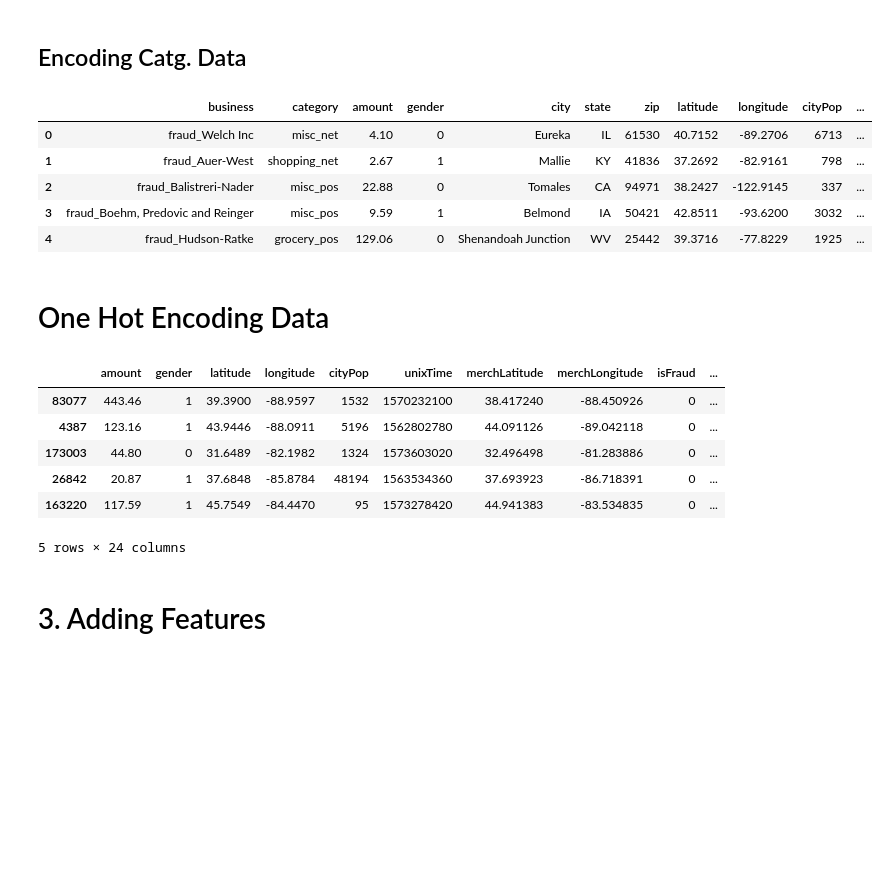
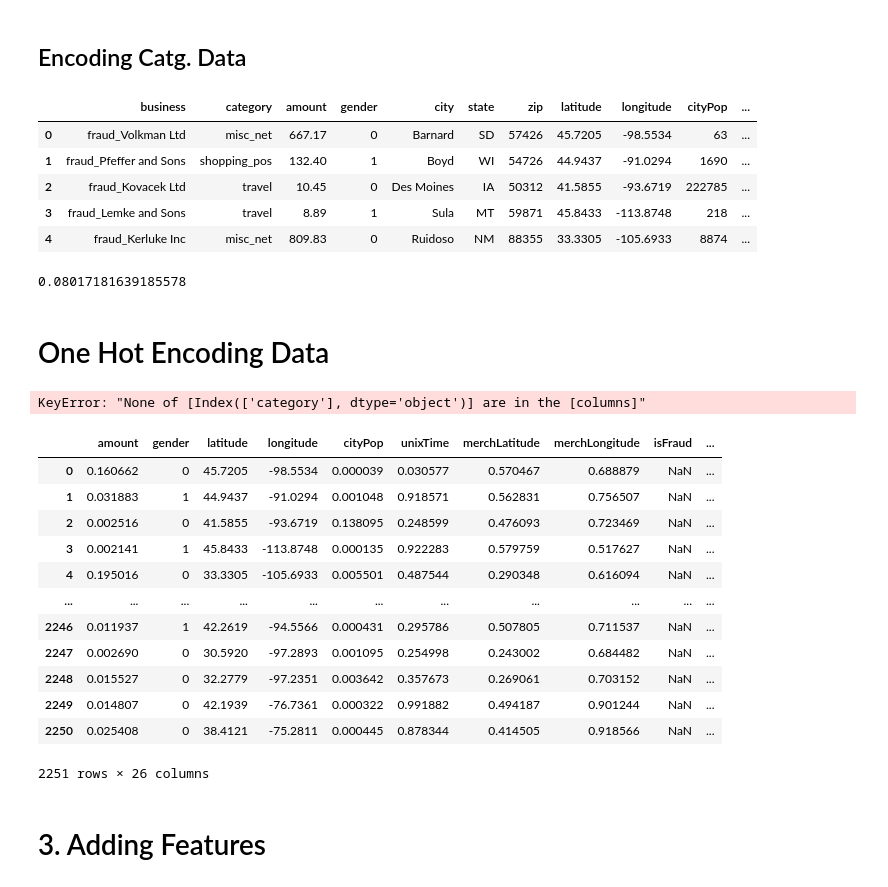
Before and after one commit to ethan-rng/dataquest, a Jupyter notebook: dataset.ipynb, the cells around one changed output. Cells and saved outputs as stored; diff of their text form; code cells hidden in the pictures; blank space fills up the shorter version.

```diff
--- a/dataset.ipynb
+++ b/dataset.ipynb
@@ -12,7 +12,7 @@ import json
 # 1. DIVIDING DA DATASET
 # %%
 # Load the dataset
-df = pd.read_csv("dataquest_fraud_train.csv")
-df.sample(4)
+df = pd.read_csv("dataquest_fraud_test.csv")
+df
 # %% [output]
 |  | transDate | creditCardNum | business | category | amount | firstName | lastName | gender | street | city | ... |
@@ -53,24 +60,45 @@ df.head()
 # %%
 # Encoding Gender
 df['gender'] = df['gender'].apply(lambda x: 0 if x == 'F' else 1)
 
 # Encoding Age
 def calculate_age(birth_date_str):
     birth_date = datetime.strptime(birth_date_str, "%Y-%m-%d")
     today = datetime.now()
     age = today.year - birth_date.year - ((today.month, today.day) < (birth_date.month, birth_date.day))
     return age
 
 df['age'] = df['dateOfBirth'].apply(calculate_age)
 df = df.drop(['dateOfBirth'], axis=1)
+
+
+conditions = [
+    df['state'].isin(['RI', "MT", "DC"]),  # States condition
+    #df['age'].between(26, 30),                         # Age 26-30 condition
+    df['age'].between(61, 65)                          # Age 61-65 condition
+]
+
+# Corresponding values for each condition
+choices = [1, 1]
+
+# Default value if none of the conditions are met
+default_choice = 0
+
+# Create the 'risk' column based on the conditions
+df['risk'] = np.select(conditions, choices, default=default_choice)
+
 df.head()
 # %% [output]
 |  | business | category | amount | gender | city | state | zip | latitude | longitude | cityPop | ... |
-| 0 | fraud_Welch Inc | misc_net | 4.10 | 0 | Eureka | IL | 61530 | 40.7152 | -89.2706 | 6713 | ... |
-| 1 | fraud_Auer-West | shopping_net | 2.67 | 1 | Mallie | KY | 41836 | 37.2692 | -82.9161 | 798 | ... |
-| 2 | fraud_Balistreri-Nader | misc_pos | 22.88 | 0 | Tomales | CA | 94971 | 38.2427 | -122.9145 | 337 | ... |
-| 3 | fraud_Boehm, Predovic and Reinger | misc_pos | 9.59 | 1 | Belmond | IA | 50421 | 42.8511 | -93.6200 | 3032 | ... |
-| 4 | fraud_Hudson-Ratke | grocery_pos | 129.06 | 0 | Shenandoah Junction | WV | 25442 | 39.3716 | -77.8229 | 1925 | ... |
+| 0 | fraud_Volkman Ltd | misc_net | 667.17 | 0 | Barnard | SD | 57426 | 45.7205 | -98.5534 | 63 | ... |
+| 1 | fraud_Pfeffer and Sons | shopping_pos | 132.40 | 1 | Boyd | WI | 54726 | 44.9437 | -91.0294 | 1690 | ... |
+| 2 | fraud_Kovacek Ltd | travel | 10.45 | 0 | Des Moines | IA | 50312 | 41.5855 | -93.6719 | 222785 | ... |
+| 3 | fraud_Lemke and Sons | travel | 8.89 | 1 | Sula | MT | 59871 | 45.8433 | -113.8748 | 218 | ... |
+| 4 | fraud_Kerluke Inc | misc_net | 809.83 | 0 | Ruidoso | NM | 88355 | 33.3305 | -105.6933 | 8874 | ... |
+# %%
+df.risk.value_counts()[1] / (df.risk.value_counts()[0] + df.risk.value_counts()[1])
+# %% [output]
+0.08017181639185578
 # %% [markdown]
 # One Hot Encoding Data
 # %%
@@ -89,15 +117,25 @@ df = pd.get_dummies(df, columns=['category'])
 #df = pd.get_dummies(df, columns=['business'])
 
 df = df.drop(["job", "state", "city", "business", "zip"], axis=1)
-df.sample(5)
+df
 # %% [output]
-|  | amount | gender | latitude | longitude | cityPop | unixTime | merchLatitude | merchLongitude | isFraud | ... |
-| 83077 | 443.46 | 1 | 39.3900 | -88.9597 | 1532 | 1570232100 | 38.417240 | -88.450926 | 0 | ... |
-| 4387 | 123.16 | 1 | 43.9446 | -88.0911 | 5196 | 1562802780 | 44.091126 | -89.042118 | 0 | ... |
-| 173003 | 44.80 | 0 | 31.6489 | -82.1982 | 1324 | 1573603020 | 32.496498 | -81.283886 | 0 | ... |
-| 26842 | 20.87 | 1 | 37.6848 | -85.8784 | 48194 | 1563534360 | 37.693923 | -86.718391 | 0 | ... |
-| 163220 | 117.59 | 1 | 45.7549 | -84.4470 | 95 | 1573278420 | 44.941383 | -83.534835 | 0 | ... |
-5 rows × 24 columns
+KeyError: "None of [Index(['category'], dtype='object')] are in the [columns]"
+# %%
+df
+# %% [output]
+|  | amount | gender | latitude | longitude | cityPop | unixTime | merchLatitude | merchLongitude | isFraud | ... |
+| 0 | 0.160662 | 0 | 45.7205 | -98.5534 | 0.000039 | 0.030577 | 0.570467 | 0.688879 | NaN | ... |
+| 1 | 0.031883 | 1 | 44.9437 | -91.0294 | 0.001048 | 0.918571 | 0.562831 | 0.756507 | NaN | ... |
+| 2 | 0.002516 | 0 | 41.5855 | -93.6719 | 0.138095 | 0.248599 | 0.476093 | 0.723469 | NaN | ... |
+| 3 | 0.002141 | 1 | 45.8433 | -113.8748 | 0.000135 | 0.922283 | 0.579759 | 0.517627 | NaN | ... |
+| 4 | 0.195016 | 0 | 33.3305 | -105.6933 | 0.005501 | 0.487544 | 0.290348 | 0.616094 | NaN | ... |
+| ... | ... | ... | ... | ... | ... | ... | ... | ... | ... | ... |
+| 2246 | 0.011937 | 1 | 42.2619 | -94.5566 | 0.000431 | 0.295786 | 0.507805 | 0.711537 | NaN | ... |
+| 2247 | 0.002690 | 0 | 30.5920 | -97.2893 | 0.001095 | 0.254998 | 0.243002 | 0.684482 | NaN | ... |
+| 2248 | 0.015527 | 0 | 32.2779 | -97.2351 | 0.003642 | 0.357673 | 0.269061 | 0.703152 | NaN | ... |
+| 2249 | 0.014807 | 0 | 42.1939 | -76.7361 | 0.000322 | 0.991882 | 0.494187 | 0.901244 | NaN | ... |
+| 2250 | 0.025408 | 0 | 38.4121 | -75.2811 | 0.000445 | 0.878344 | 0.414505 | 0.918566 | NaN | ... |
+2251 rows × 26 columns
 # %% [markdown]
 # 3. Adding Features
 # %% [markdown]
```
Also changed, not shown: parts of 16 cells of this notebook, 7 other files.
